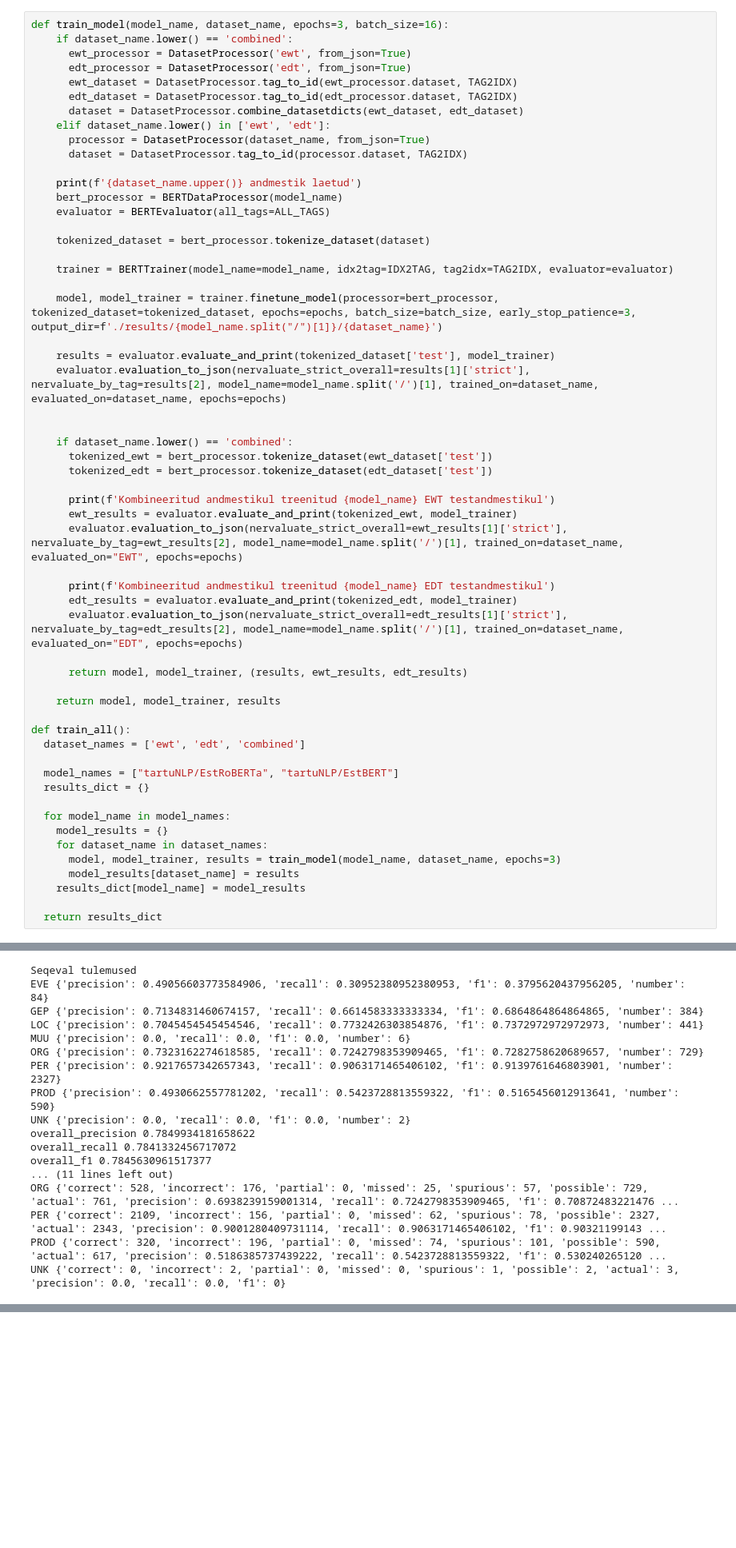
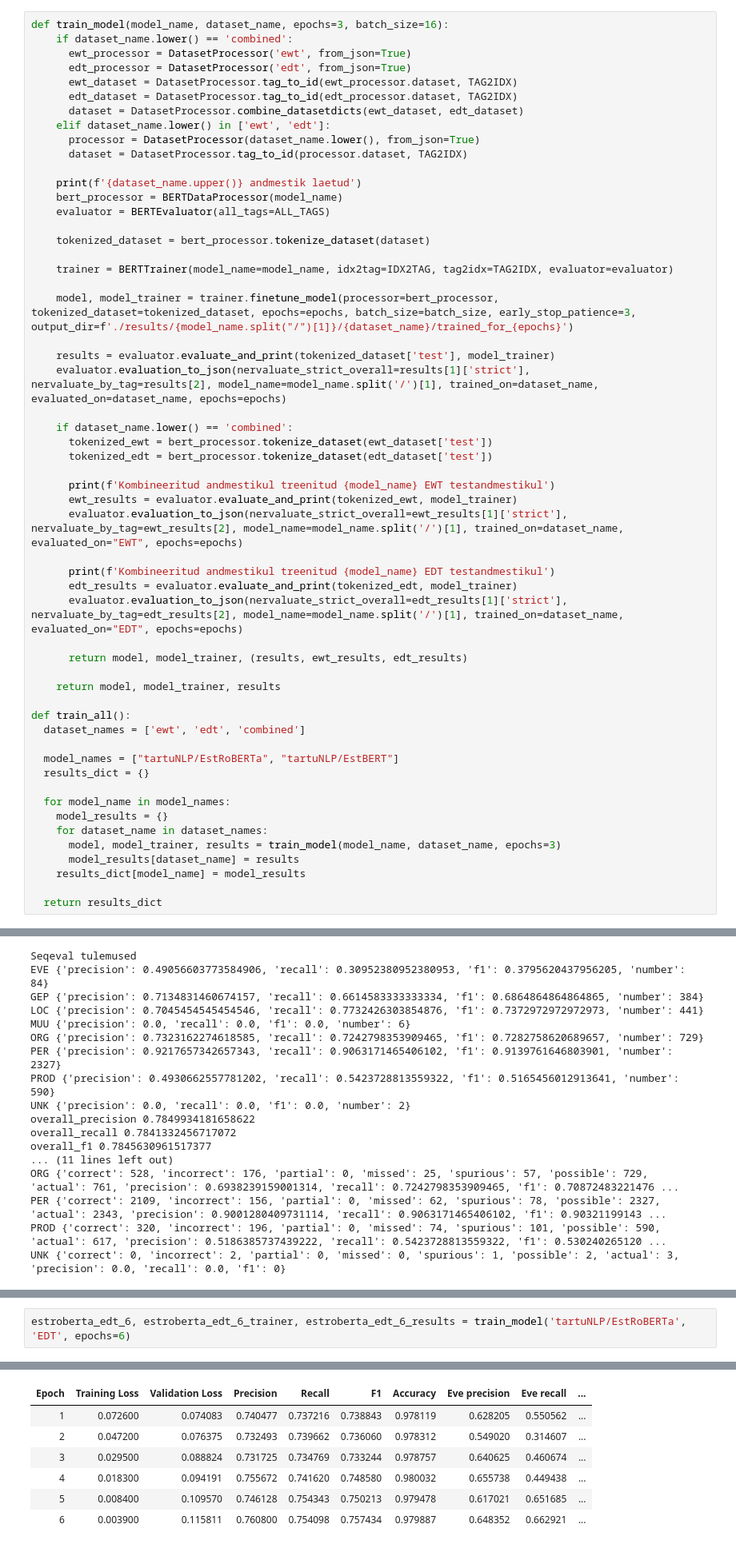
Before and after one commit to martinkivisikk/ner_thesis, a Jupyter notebook: notebooks/main_nb.ipynb, the cells around one changed output, grey strips where cells are left out. Shown at 80% size. Cells and saved outputs as stored; diff of their text form; blank space fills up the shorter version.

Commit message:
Osad mudelid uuesti treenitud, JSON tulemused uuendatud

```diff
--- a/notebooks/main_nb.ipynb
+++ b/notebooks/main_nb.ipynb
@@ -27,7 +38,7 @@ def train_model(model_name, dataset_name, epochs=3, batch_size=16):
       edt_dataset = DatasetProcessor.tag_to_id(edt_processor.dataset, TAG2IDX)
       dataset = DatasetProcessor.combine_datasetdicts(ewt_dataset, edt_dataset)
     elif dataset_name.lower() in ['ewt', 'edt']:
-      processor = DatasetProcessor(dataset_name, from_json=True)
+      processor = DatasetProcessor(dataset_name.lower(), from_json=True)
       dataset = DatasetProcessor.tag_to_id(processor.dataset, TAG2IDX)
 
     print(f'{dataset_name.upper()} andmestik laetud')
@@ -38,11 +49,10 @@ def train_model(model_name, dataset_name, epochs=3, batch_size=16):
 
     trainer = BERTTrainer(model_name=model_name, idx2tag=IDX2TAG, tag2idx=TAG2IDX, evaluator=evaluator)
 
-    model, model_trainer = trainer.finetune_model(processor=bert_processor, tokenized_dataset=tokenized_dataset, epochs=epochs, batch_size=batch_size, early_stop_patience=3, output_dir=f'./results/{model_name.split("/")[1]}/{dataset_name}')
+    model, model_trainer = trainer.finetune_model(processor=bert_processor, tokenized_dataset=tokenized_dataset, epochs=epochs, batch_size=batch_size, early_stop_patience=3, output_dir=f'./results/{model_name.split("/")[1]}/{dataset_name}/trained_for_{epochs}')
 
     results = evaluator.evaluate_and_print(tokenized_dataset['test'], model_trainer)
     evaluator.evaluation_to_json(nervaluate_strict_overall=results[1]['strict'], nervaluate_by_tag=results[2], model_name=model_name.split('/')[1], trained_on=dataset_name, evaluated_on=dataset_name, epochs=epochs)
-
 
     if dataset_name.lower() == 'combined':
       tokenized_ewt = bert_processor.tokenize_dataset(ewt_dataset['test'])
@@ -305,0 +351,3 @@ UNK {'correct': 0, 'incorrect': 2, 'partial': 0, 'missed': 0, 'spurious': 1, 'po
+# %%
+estroberta_edt_6, estroberta_edt_6_trainer, estroberta_edt_6_results = train_model('tartuNLP/EstRoBERTa', 'EDT', epochs=6)
+# %% [output]
@@ -305,0 +359,7 @@ UNK {'correct': 0, 'incorrect': 2, 'partial': 0, 'missed': 0, 'spurious': 1, 'po
+| Epoch | Training Loss | Validation Loss | Precision | Recall | F1 | Accuracy | Eve precision | Eve recall | ... |
+| 1 | 0.072600 | 0.074083 | 0.740477 | 0.737216 | 0.738843 | 0.978119 | 0.628205 | 0.550562 | ... |
+| 2 | 0.047200 | 0.076375 | 0.732493 | 0.739662 | 0.736060 | 0.978312 | 0.549020 | 0.314607 | ... |
+| 3 | 0.029500 | 0.088824 | 0.731725 | 0.734769 | 0.733244 | 0.978757 | 0.640625 | 0.460674 | ... |
+| 4 | 0.018300 | 0.094191 | 0.755672 | 0.741620 | 0.748580 | 0.980032 | 0.655738 | 0.449438 | ... |
+| 5 | 0.008400 | 0.109570 | 0.746128 | 0.754343 | 0.750213 | 0.979478 | 0.617021 | 0.651685 | ... |
+| 6 | 0.003900 | 0.115811 | 0.760800 | 0.754098 | 0.757434 | 0.979887 | 0.648352 | 0.662921 | ... |
```
Also changed, not shown: parts of 8 cells of this notebook, 31 other files.
